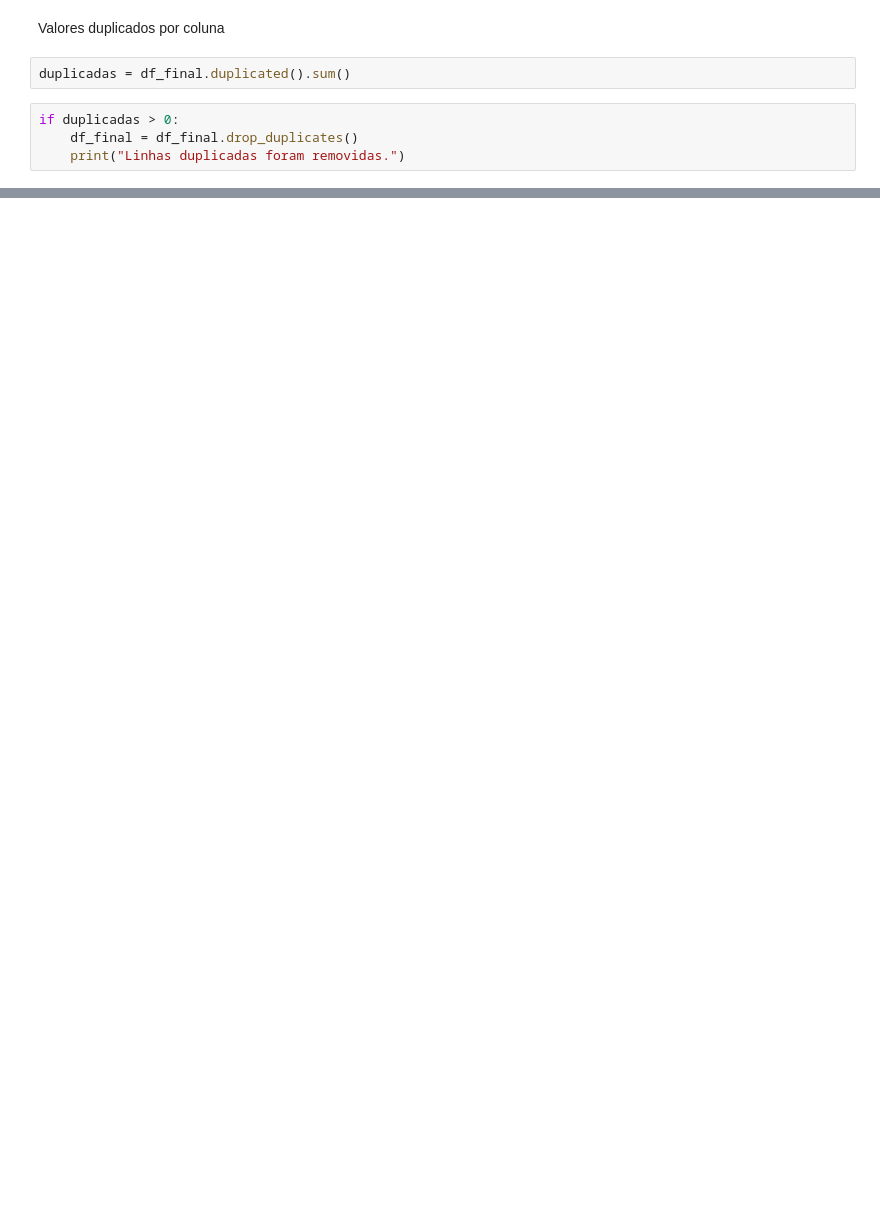
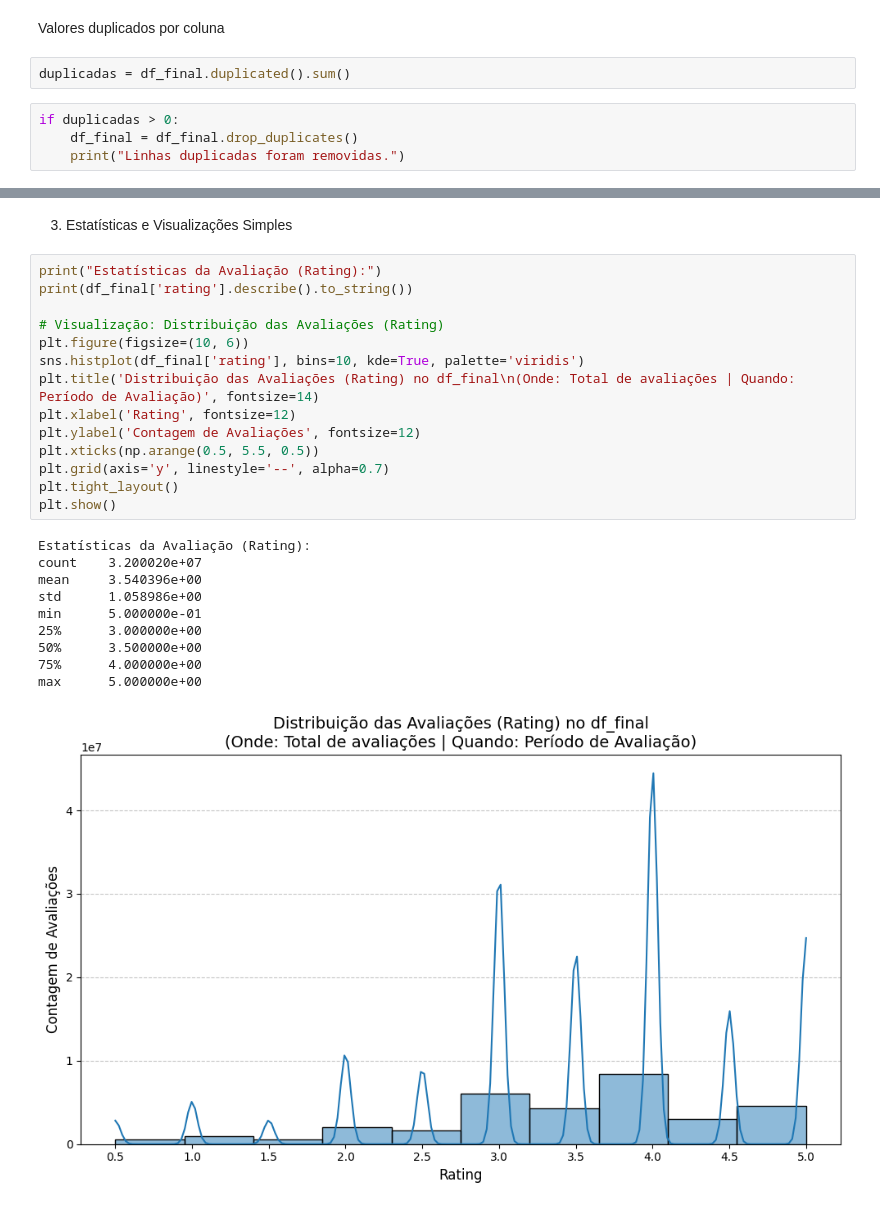
Before and after one commit to kbanaVitu/TrabalhoCienciadosDados, a Jupyter notebook: notebooks/T2/movielens.ipynb, the cells around one changed output, grey strips where cells are left out. Drawn from its saved outputs; the diff is of its cells as text; blank space fills up the shorter version.

```diff
--- a/notebooks/T2/movielens.ipynb
+++ b/notebooks/T2/movielens.ipynb
@@ -79,0 +183,27 @@ if duplicadas > 0:
+# %% [markdown]
+3. Estatísticas e Visualizações Simples
+# %%
+print("Estatísticas da Avaliação (Rating):")
+print(df_final['rating'].describe().to_string())
+
+# Visualização: Distribuição das Avaliações (Rating)
+plt.figure(figsize=(10, 6))
+sns.histplot(df_final['rating'], bins=10, kde=True, palette='viridis')
+plt.title('Distribuição das Avaliações (Rating) no df_final\n(Onde: Total de avaliações | Quando: Período de Avaliação)', fontsize=14)
+plt.xlabel('Rating', fontsize=12)
+plt.ylabel('Contagem de Avaliações', fontsize=12)
+plt.xticks(np.arange(0.5, 5.5, 0.5))
+plt.grid(axis='y', linestyle='--', alpha=0.7)
+plt.tight_layout()
+plt.show()
+# %% [output]
+Estatísticas da Avaliação (Rating):
+count    3.200020e+07
+mean     3.540396e+00
+std      1.058986e+00
+min      5.000000e-01
+25%      3.000000e+00
+50%      3.500000e+00
+75%      4.000000e+00
+max      5.000000e+00
+[figure, added]
```
Also changed, not shown: parts of 30 cells of this notebook, 12 other files.
